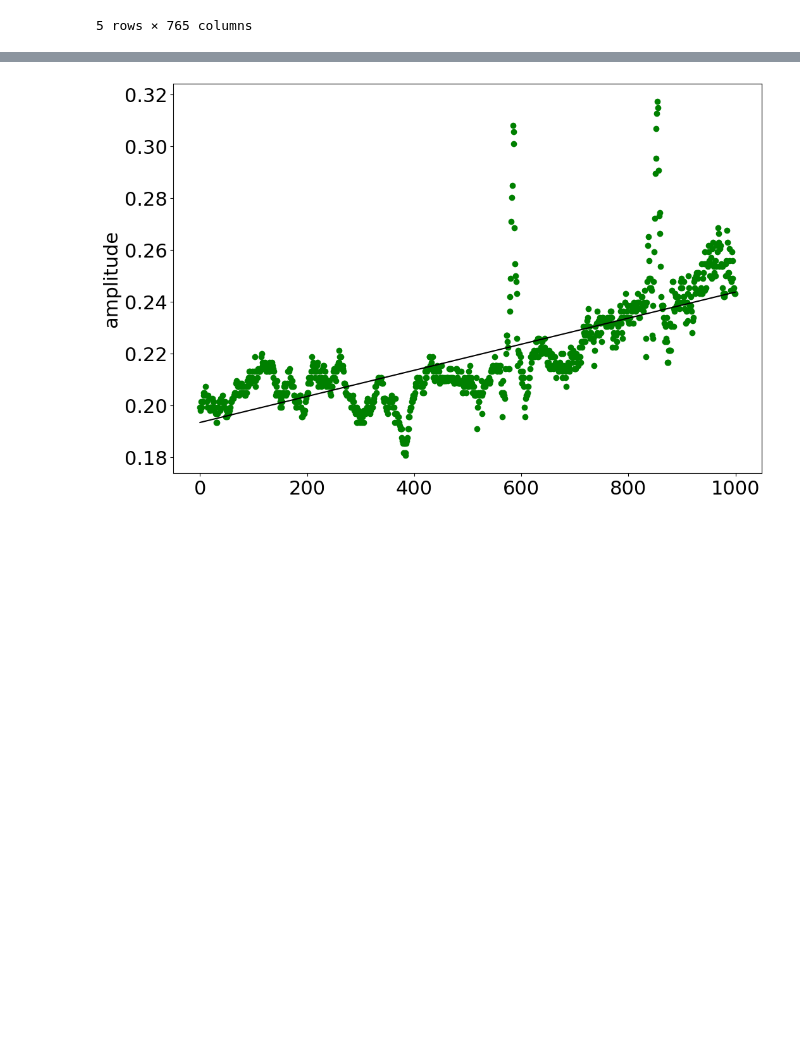
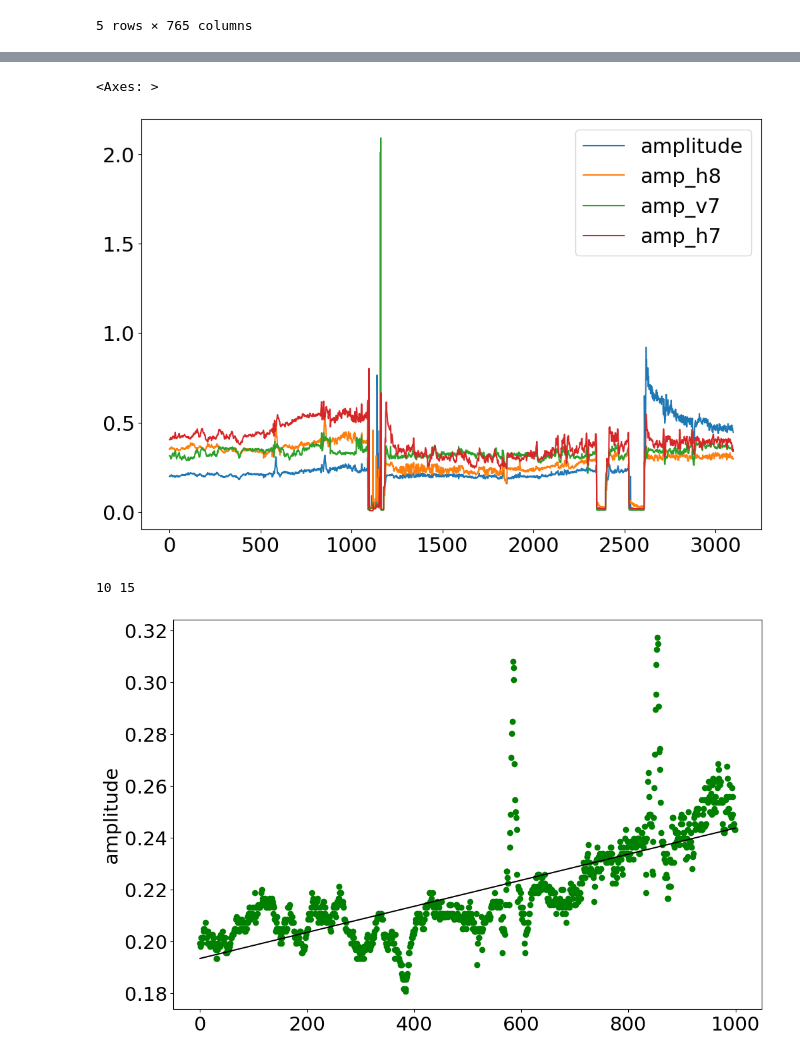
Before and after one commit to Anya-ova/diagnostic_exh, a Jupyter notebook: diagnostic_raw.ipynb, the cells around one changed output, grey strips where cells are left out. Saved outputs shown, nothing was run; the diff lists cells and outputs as text; code cells hidden in the pictures; blank space fills up the shorter version.

```diff
--- a/diagnostic_raw.ipynb
+++ b/diagnostic_raw.ipynb
@@ -64,14 +72,0 @@ def get_amplitude(y):
-# %%
-def create_features(df, col_name, col_output_name=['amplitude']):
-    result = []
-    calc_std = []
-    v = []
-    for i in df[col_name].index:
-        v.append(df.loc[i, col_name].values)
-        if len(v) >= 10:
-#         print(v, '\n')
-            result.append(get_amplitude(v))
-#             calc_std.append(np.std(v))
-            v = []
-
-    return pd.DataFrame(result, columns=col_output_name)
@@ -78,4 +89,6 @@ def create_features(df, col_name, col_output_name=['amplitude']):
 # %%
 # df_from7 = create_features(df, [....])
-df_from8 = create_features(df, [column_name])
-df_from7 = create_features(df, [column_name], ['ampl7'])
+df_from_v8 = create_features(df, [column_name_v8])
+df_from_h8 = create_features(df, [column_name_H8], ['amp_h8'])
+df_from_v7 = create_features(df, [column_name_v7], ['amp_v7'])
+df_from_h7 = create_features(df, [column_name_H7], ['amp_h7'])
@@ -98,3 +118,5 @@ pd.concat([df_from8, df_from7],)
+# %%
+df2=pd.concat([df_from_v8, df_from_h8,df_from_v7, df_from_h7], axis=1)
 # %%
 # amplitude = result[0:1150]
 # std_for_print = calc_std[0:1150]
@@ -107,3 +139,8 @@ plt.plot(std_for_print)
+# %%
+df2.plot()
+# %% [output]
+<Axes: >
+[figure, added]
 # %%
 df_input_model = pd.DataFrame(result, columns=['feature'])
 # %%
@@ -114,6 +151,10 @@ def get_linear_approx(x, y):
     model.fit(x, y)
 
     return model.coef_, model.predict(x)
+# %%
+a, b = 10, 15
+# %% [output]
+10 15
 # %%
 coeff, x_predict =  get_linear_approx(np.array(df_input.index).reshape(-1, 1), df_input.values)
 # %%
```
Also changed, not shown: parts of 20 cells of this notebook.
